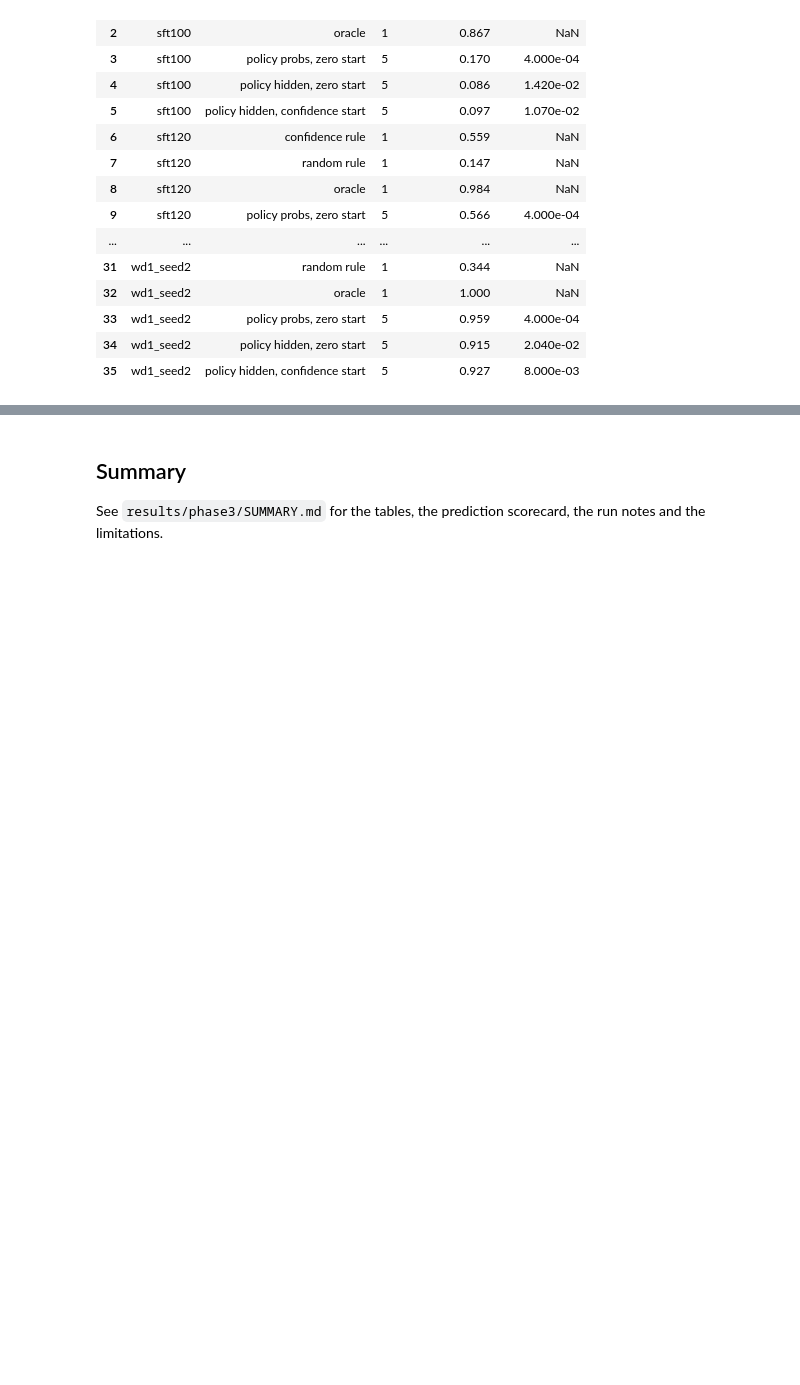
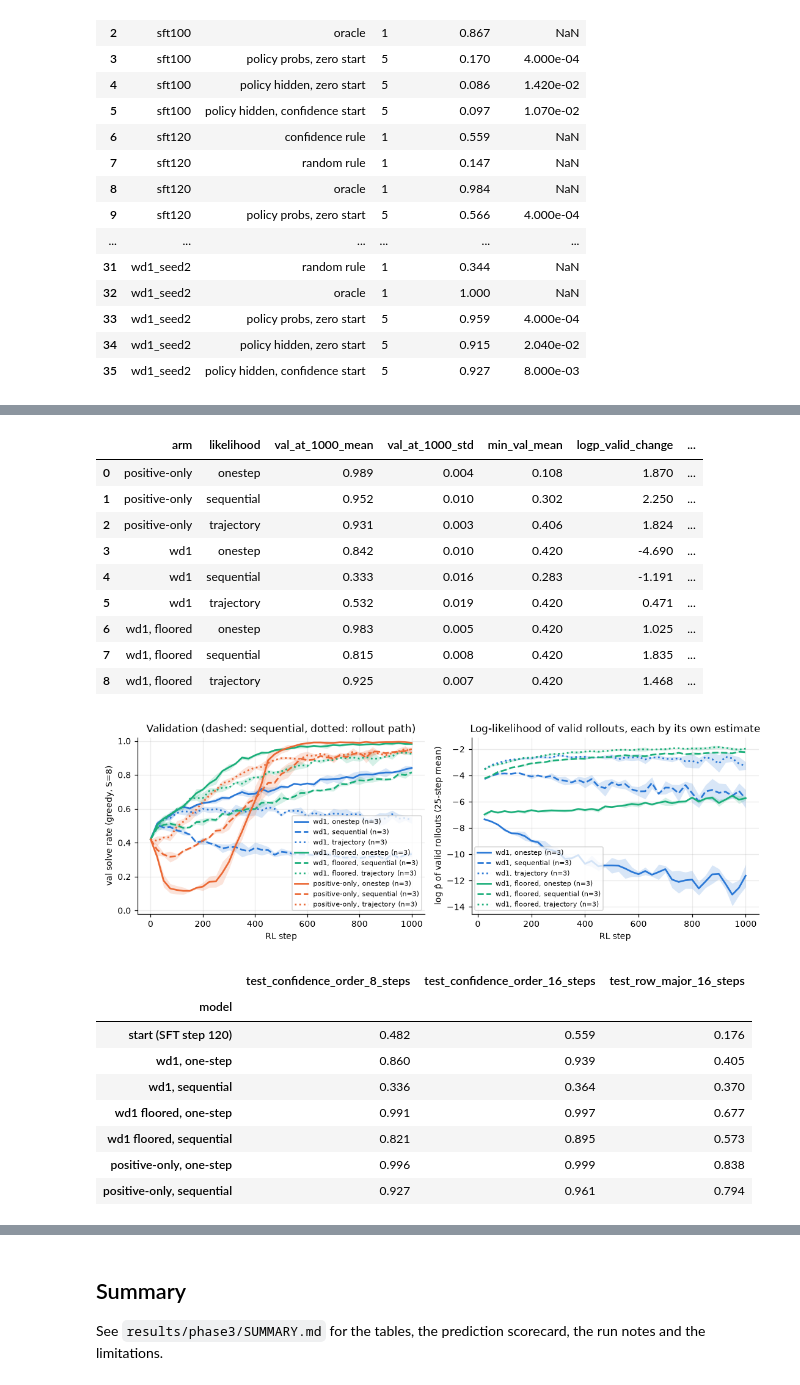
Before and after one commit to giovannigiofre/wsp-adaptive-decision-models, a Jupyter notebook: notebooks/phase3_rl_playground.ipynb, the cells around one changed output, grey strips where cells are left out. Saved outputs shown, nothing was run; the diff lists cells and outputs as text; code cells hidden in the pictures; blank space fills up the shorter version.

```diff
--- a/notebooks/phase3_rl_playground.ipynb
+++ b/notebooks/phase3_rl_playground.ipynb
@@ -379,0 +391,24 @@ show("3.4b", "transfer_summary.csv")
+# %%
+show("3.6c", "summary.csv", "rollout_path_likelihood.png", ["arm", "likelihood", "val_at_1000_mean", "val_at_1000_std", "min_val_mean", "logp_valid_change", "final_test_mean"])
+display(pd.read_csv(R / "3.6c" / "fixed_order_eval.csv").groupby("model", sort=False).mean(numeric_only=True))
+# %% [output]
+|  | arm | likelihood | val_at_1000_mean | val_at_1000_std | min_val_mean | logp_valid_change | ... |
+| 0 | positive-only | onestep | 0.989 | 0.004 | 0.108 | 1.870 | ... |
+| 1 | positive-only | sequential | 0.952 | 0.010 | 0.302 | 2.250 | ... |
+| 2 | positive-only | trajectory | 0.931 | 0.003 | 0.406 | 1.824 | ... |
+| 3 | wd1 | onestep | 0.842 | 0.010 | 0.420 | -4.690 | ... |
+| 4 | wd1 | sequential | 0.333 | 0.016 | 0.283 | -1.191 | ... |
+| 5 | wd1 | trajectory | 0.532 | 0.019 | 0.420 | 0.471 | ... |
+| 6 | wd1, floored | onestep | 0.983 | 0.005 | 0.420 | 1.025 | ... |
+| 7 | wd1, floored | sequential | 0.815 | 0.008 | 0.420 | 1.835 | ... |
+| 8 | wd1, floored | trajectory | 0.925 | 0.007 | 0.420 | 1.468 | ... |
+[figure, added]
+|  | test_confidence_order_8_steps | test_confidence_order_16_steps | test_row_major_16_steps |
+| model |  |  |  |
+| start (SFT step 120) | 0.482 | 0.559 | 0.176 |
+| wd1, one-step | 0.860 | 0.939 | 0.405 |
+| wd1, sequential | 0.336 | 0.364 | 0.370 |
+| wd1 floored, one-step | 0.991 | 0.997 | 0.677 |
+| wd1 floored, sequential | 0.821 | 0.895 | 0.573 |
+| positive-only, one-step | 0.996 | 0.999 | 0.838 |
+| positive-only, sequential | 0.927 | 0.961 | 0.794 |
```
Also changed, not shown: parts of 4 cells of this notebook, 2 other files.
